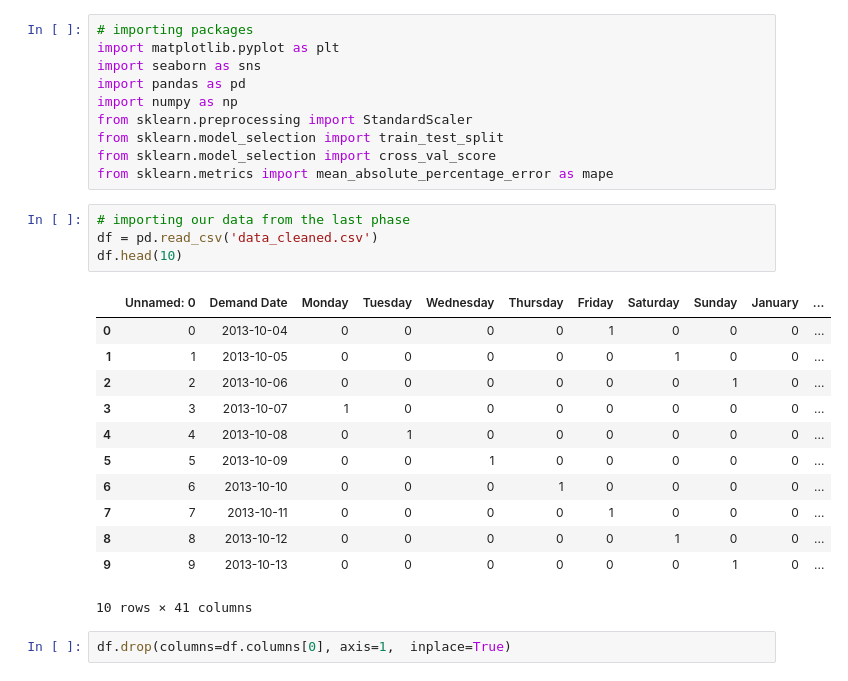
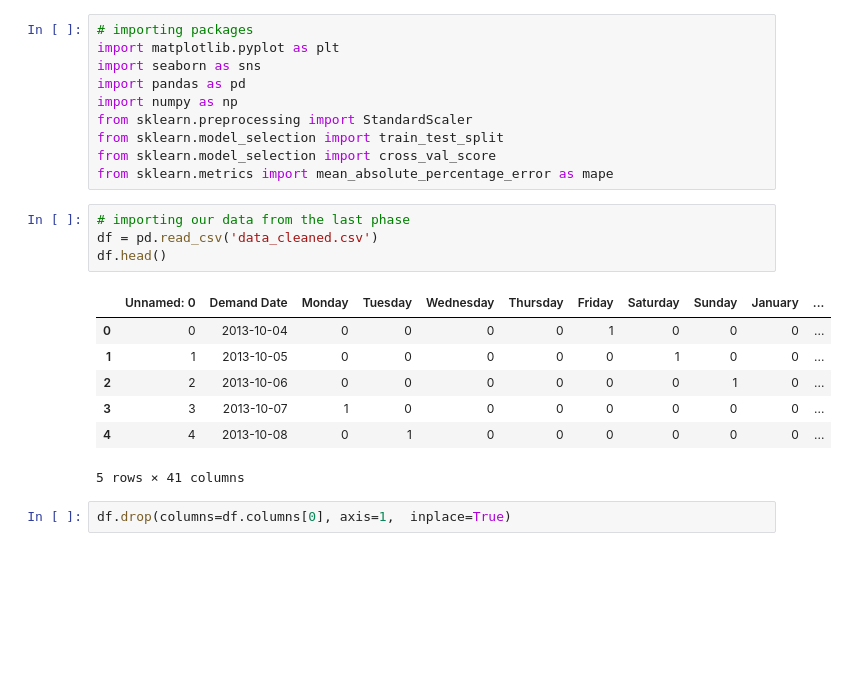
Before and after one commit to ngchi21/Capstone_3, a Jupyter notebook: Capstone 3 - Preprocessing and Modelling.ipynb, the cells around one changed output. Saved outputs shown, nothing was run; the diff lists cells and outputs as text; blank space fills up the shorter version.

```diff
--- a/Capstone 3 - Preprocessing and Modelling.ipynb
+++ b/Capstone 3 - Preprocessing and Modelling.ipynb
@@ -15,20 +15,15 @@ from sklearn.metrics import mean_absolute_percentage_error as mape
 # %%
 # importing our data from the last phase
 df = pd.read_csv('data_cleaned.csv')
-df.head(10)
+df.head()
 # %% [output]
 |  | Unnamed: 0 | Demand Date | Monday | Tuesday | Wednesday | Thursday | Friday | Saturday | Sunday | January | ... |
 | 0 | 0 | 2013-10-04 | 0 | 0 | 0 | 0 | 1 | 0 | 0 | 0 | ... |
 | 1 | 1 | 2013-10-05 | 0 | 0 | 0 | 0 | 0 | 1 | 0 | 0 | ... |
 | 2 | 2 | 2013-10-06 | 0 | 0 | 0 | 0 | 0 | 0 | 1 | 0 | ... |
 | 3 | 3 | 2013-10-07 | 1 | 0 | 0 | 0 | 0 | 0 | 0 | 0 | ... |
 | 4 | 4 | 2013-10-08 | 0 | 1 | 0 | 0 | 0 | 0 | 0 | 0 | ... |
-| 5 | 5 | 2013-10-09 | 0 | 0 | 1 | 0 | 0 | 0 | 0 | 0 | ... |
-| 6 | 6 | 2013-10-10 | 0 | 0 | 0 | 1 | 0 | 0 | 0 | 0 | ... |
-| 7 | 7 | 2013-10-11 | 0 | 0 | 0 | 0 | 1 | 0 | 0 | 0 | ... |
-| 8 | 8 | 2013-10-12 | 0 | 0 | 0 | 0 | 0 | 1 | 0 | 0 | ... |
-| 9 | 9 | 2013-10-13 | 0 | 0 | 0 | 0 | 0 | 0 | 1 | 0 | ... |
-10 rows × 41 columns
+5 rows × 41 columns
 # %%
 df.drop(columns=df.columns[0], axis=1,  inplace=True)
 # %%
```
Also changed, not shown: parts of 44 cells of this notebook.
